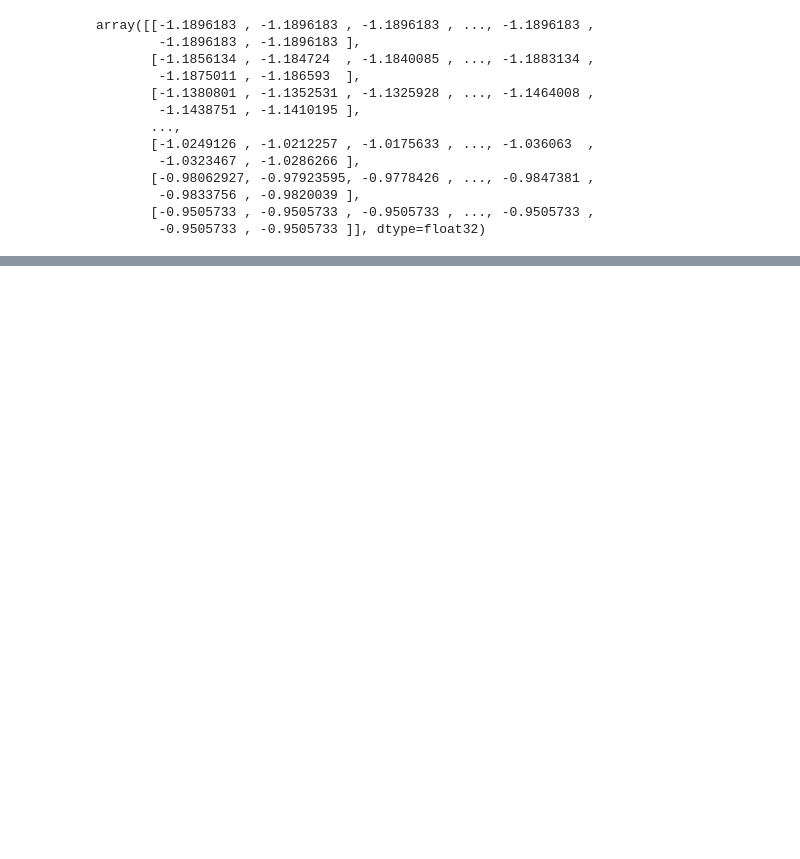
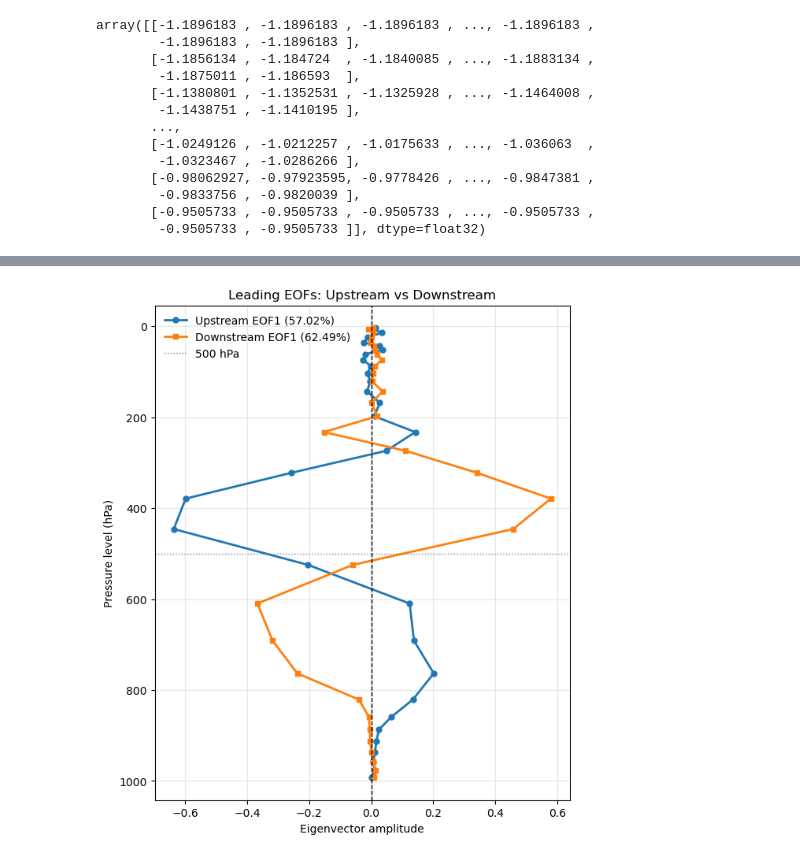
Before and after one commit to WillyChap/CUVACAR_xai, a Jupyter notebook: kjmayer/LookAtOutput.ipynb, the cells around one changed output, grey strips where cells are left out. Drawn from its saved outputs; the diff is of its cells as text; code cells hidden in the pictures; blank space fills up the shorter version.

```diff
--- a/kjmayer/LookAtOutput.ipynb
+++ b/kjmayer/LookAtOutput.ipynb
@@ -347,0 +451,86 @@ plt.show()
+# %%
+import numpy as np
+import matplotlib.pyplot as plt
+
+def leading_eof(X):
+    # Remove time mean
+    X_anom = X - np.mean(X, axis=0, keepdims=True)
+
+    # Covariance in vertical/space dimension
+    C = np.cov(X_anom, rowvar=False)
+
+    # Eigen-decomposition
+    eigvals, eigvecs = np.linalg.eigh(C)
+
+    # Sort descending
+    idx = np.argsort(eigvals)[::-1]
+    eigvals = eigvals[idx]
+    eigvecs = eigvecs[:, idx]
+
+    # Leading EOF and PC
+    eof1 = eigvecs[:, 0]
+    pc1 = X_anom @ eof1
+
+    return eof1, pc1, eigvals[0] / np.sum(eigvals)
+
+
+# Upstream and downstream
+X1 = time_space_matrix1.copy()
+X2 = time_space_matrix2.copy()
+
+eof1_up, pc_up, frac_up = leading_eof(X1)
+eof1_down, pc_down, frac_down = leading_eof(X2)
+
+# Sign-align downstream to upstream using temporal correlation
+if np.corrcoef(pc_up, pc_down)[0, 1] < 0:
+    eof1_down = -eof1_down
+    pc_down = -pc_down
+
+lev = DS["lev"].values
+
+# Plot both on the same axes
+fig, ax = plt.subplots(figsize=(6, 7), constrained_layout=True)
+
+ax.plot(
+    eof1_up,
+    lev,
+    marker="o",
+    linewidth=2,
+    markersize=5,
+    label=f"Upstream EOF1 ({frac_up:.2%})"
+)
+
+ax.plot(
+    eof1_down,
+    lev,
+    marker="s",
+    linewidth=2,
+    markersize=5,
+    label=f"Downstream EOF1 ({frac_down:.2%})"
+)
+
+ax.axvline(
+    x=0,
+    color="k",
+    linestyle="--",
+    linewidth=1
+)
+
+ax.axhline(
+    y=500,
+    color="gray",
+    linestyle=":",
+    linewidth=1,
+    label="500 hPa"
+)
+
+ax.invert_yaxis()
+ax.set_xlabel("Eigenvector amplitude")
+ax.set_ylabel("Pressure level (hPa)")
+ax.set_title("Leading EOFs: Upstream vs Downstream")
+ax.grid(True, alpha=0.3)
+ax.legend(frameon=False)
+
+plt.show()
+# %% [output]
+[figure, added]
```
Also changed, not shown: parts of 10 cells of this notebook, 1 other file.
